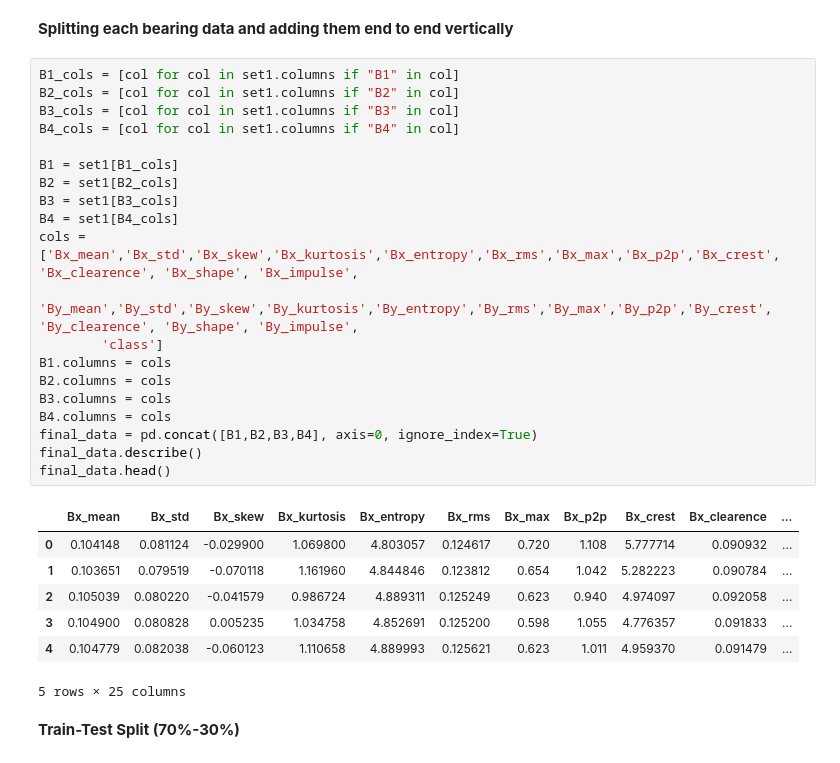
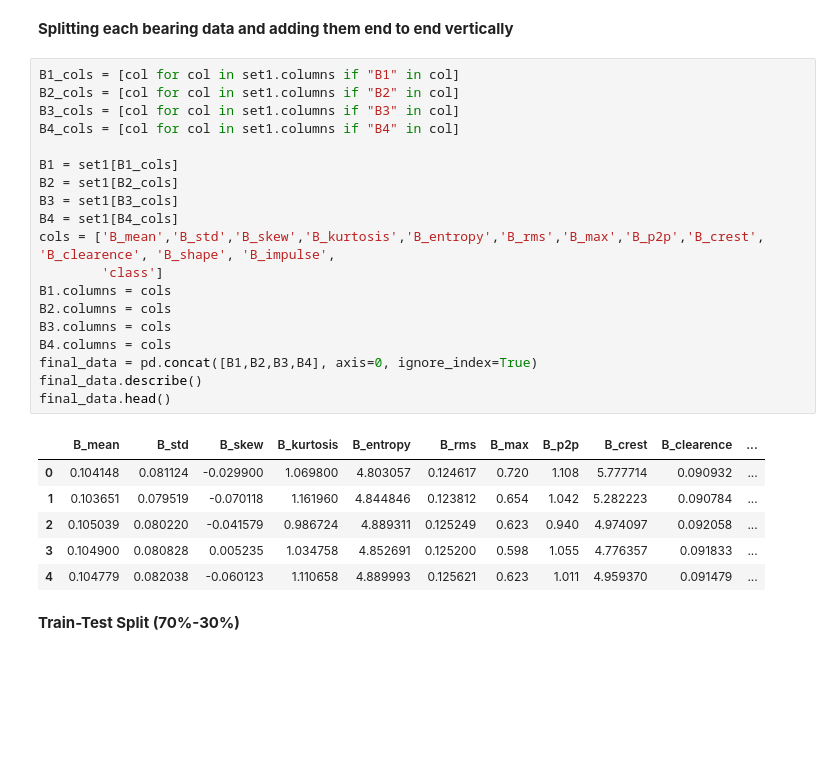
Before and after one commit to Addymozzee/mlbearing, a Jupyter notebook: notebook/Model_Train_Test.ipynb, the cells around one changed output. Cells and saved outputs as stored; diff of their text form; blank space fills up the shorter version.

```diff
--- a/notebook/Model_Train_Test.ipynb
+++ b/notebook/Model_Train_Test.ipynb
@@ -137,31 +185,29 @@ Counter({'no_failure': 1435, 'failure': 721})
 # %%
 B1_cols = [col for col in set1.columns if "B1" in col]
 B2_cols = [col for col in set1.columns if "B2" in col]
 B3_cols = [col for col in set1.columns if "B3" in col]
 B4_cols = [col for col in set1.columns if "B4" in col]
 
 B1 = set1[B1_cols]
 B2 = set1[B2_cols]
 B3 = set1[B3_cols]
 B4 = set1[B4_cols]
-cols = ['Bx_mean','Bx_std','Bx_skew','Bx_kurtosis','Bx_entropy','Bx_rms','Bx_max','Bx_p2p','Bx_crest', 'Bx_clearence', 'Bx_shape', 'Bx_impulse',
-        'By_mean','By_std','By_skew','By_kurtosis','By_entropy','By_rms','By_max','By_p2p','By_crest', 'By_clearence', 'By_shape', 'By_impulse',
+cols = ['B_mean','B_std','B_skew','B_kurtosis','B_entropy','B_rms','B_max','B_p2p','B_crest', 'B_clearence', 'B_shape', 'B_impulse',
         'class']
 B1.columns = cols
 B2.columns = cols
 B3.columns = cols
 B4.columns = cols
 final_data = pd.concat([B1,B2,B3,B4], axis=0, ignore_index=True)
 final_data.describe()
 final_data.head()
 # %% [output]
-|  | Bx_mean | Bx_std | Bx_skew | Bx_kurtosis | Bx_entropy | Bx_rms | Bx_max | Bx_p2p | Bx_crest | Bx_clearence | ... |
+|  | B_mean | B_std | B_skew | B_kurtosis | B_entropy | B_rms | B_max | B_p2p | B_crest | B_clearence | ... |
 | 0 | 0.104148 | 0.081124 | -0.029900 | 1.069800 | 4.803057 | 0.124617 | 0.720 | 1.108 | 5.777714 | 0.090932 | ... |
 | 1 | 0.103651 | 0.079519 | -0.070118 | 1.161960 | 4.844846 | 0.123812 | 0.654 | 1.042 | 5.282223 | 0.090784 | ... |
 | 2 | 0.105039 | 0.080220 | -0.041579 | 0.986724 | 4.889311 | 0.125249 | 0.623 | 0.940 | 4.974097 | 0.092058 | ... |
 | 3 | 0.104900 | 0.080828 | 0.005235 | 1.034758 | 4.852691 | 0.125200 | 0.598 | 1.055 | 4.776357 | 0.091833 | ... |
 | 4 | 0.104779 | 0.082038 | -0.060123 | 1.110658 | 4.889993 | 0.125621 | 0.623 | 1.011 | 4.959370 | 0.091479 | ... |
-5 rows × 25 columns
 # %% [markdown]
 **Train-Test Split (70%-30%)**
 # %%
```
Also changed, not shown: parts of 40 cells of this notebook, 40 other files.
